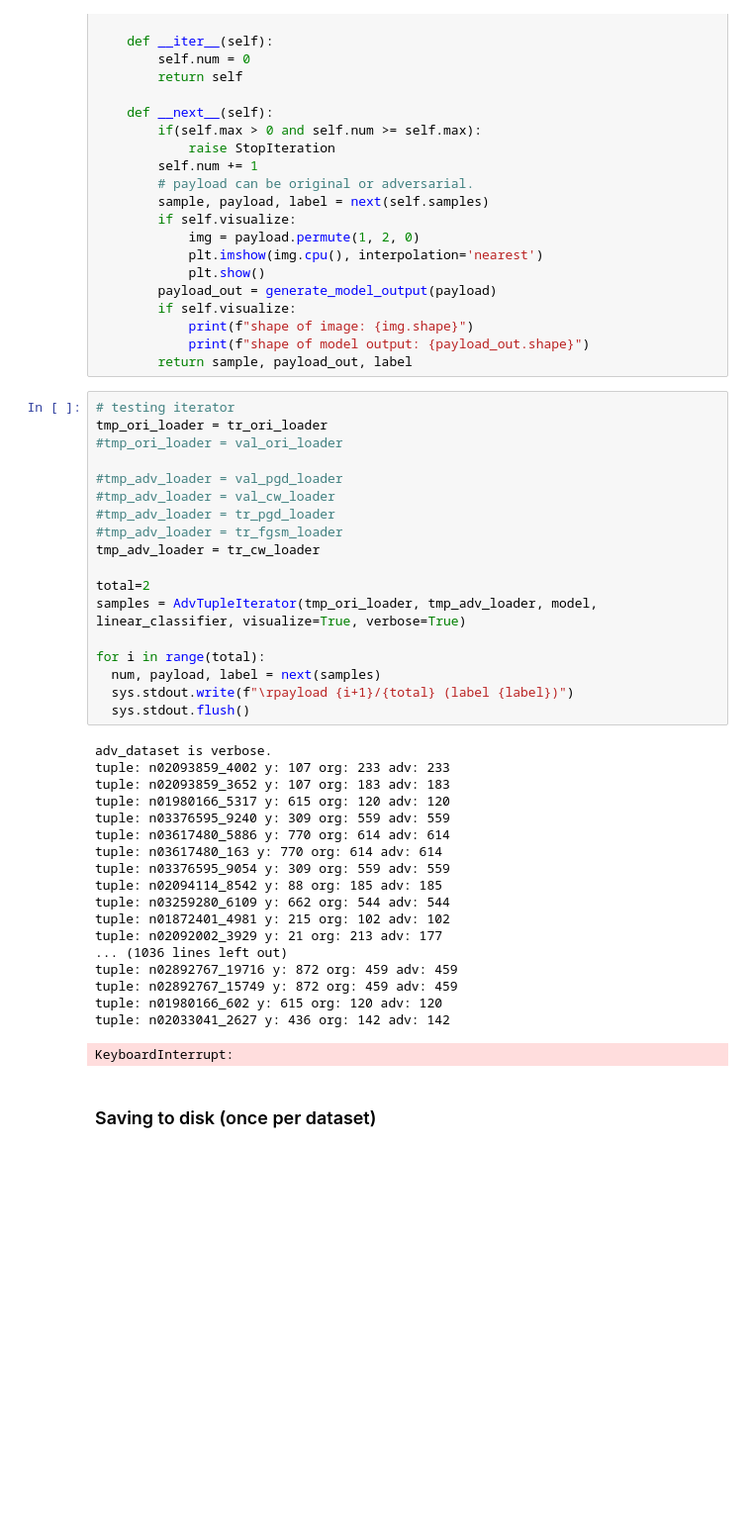
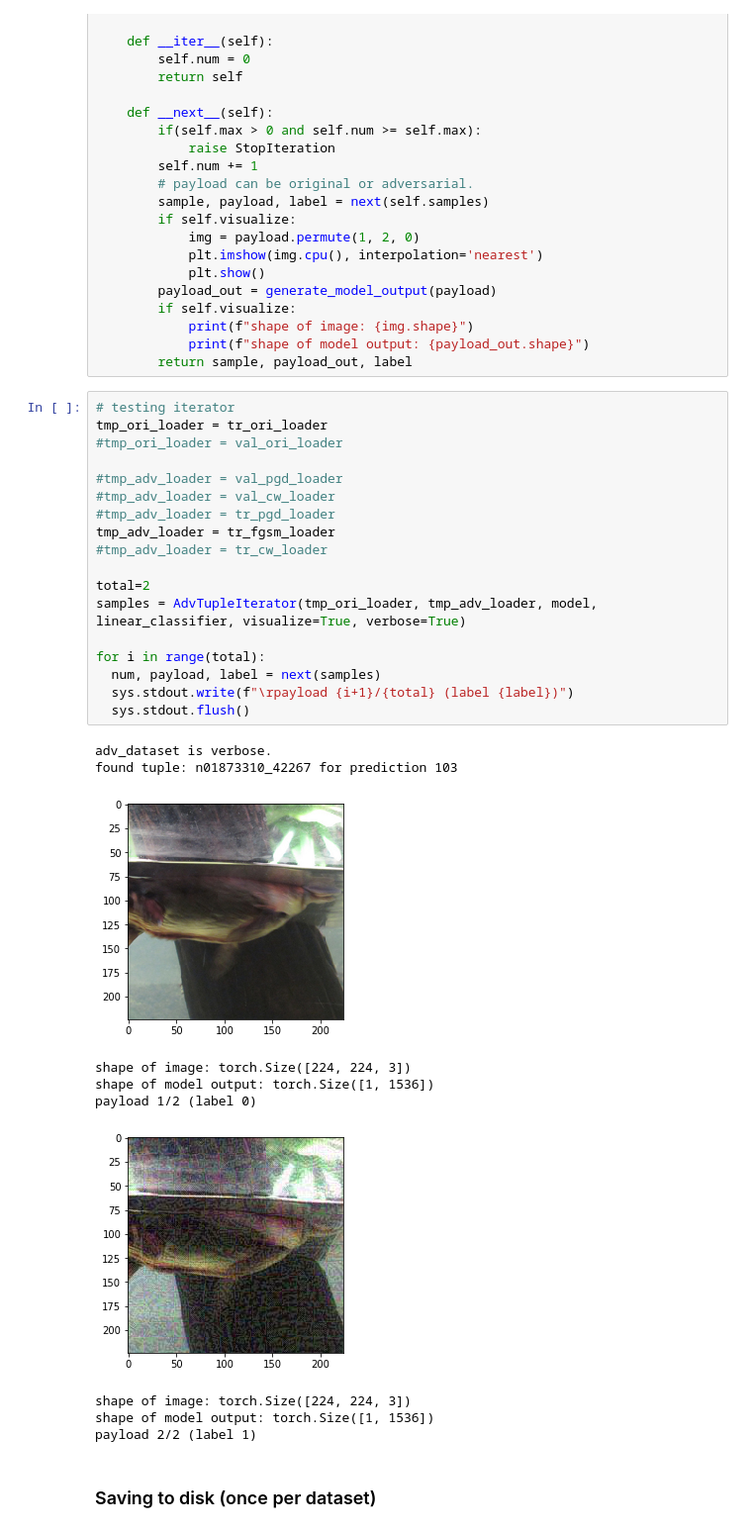
Before and after one commit to thobauma/AADefDINO, a Jupyter notebook: notebooks/posthoc.ipynb, the cells around one changed output. Shown: that part at 99% size. Saved outputs shown, nothing was run; the diff lists cells and outputs as text; blank space fills up the shorter version.

```diff
--- a/notebooks/posthoc.ipynb
+++ b/notebooks/posthoc.ipynb
@@ -180,40 +180,32 @@ class AdvTupleIterator:
 # %%
 # testing iterator
 tmp_ori_loader = tr_ori_loader
 #tmp_ori_loader = val_ori_loader
 
 #tmp_adv_loader = val_pgd_loader
 #tmp_adv_loader = val_cw_loader
 #tmp_adv_loader = tr_pgd_loader
-#tmp_adv_loader = tr_fgsm_loader
-tmp_adv_loader = tr_cw_loader
+tmp_adv_loader = tr_fgsm_loader
+#tmp_adv_loader = tr_cw_loader
 
 total=2
 samples = AdvTupleIterator(tmp_ori_loader, tmp_adv_loader, model, linear_classifier, visualize=True, verbose=True)
 
 for i in range(total):
   num, payload, label = next(samples)
   sys.stdout.write(f"\rpayload {i+1}/{total} (label {label})")
   sys.stdout.flush()
 # %% [output]
 adv_dataset is verbose.
-tuple: n02093859_4002 y: 107 org: 233 adv: 233
-tuple: n02093859_3652 y: 107 org: 183 adv: 183
-tuple: n01980166_5317 y: 615 org: 120 adv: 120
-tuple: n03376595_9240 y: 309 org: 559 adv: 559
-tuple: n03617480_5886 y: 770 org: 614 adv: 614
-tuple: n03617480_163 y: 770 org: 614 adv: 614
-tuple: n03376595_9054 y: 309 org: 559 adv: 559
-tuple: n02094114_8542 y: 88 org: 185 adv: 185
-tuple: n03259280_6109 y: 662 org: 544 adv: 544
-tuple: n01872401_4981 y: 215 org: 102 adv: 102
-tuple: n02092002_3929 y: 21 org: 213 adv: 177
-... (1036 lines left out)
-tuple: n02892767_19716 y: 872 org: 459 adv: 459
-tuple: n02892767_15749 y: 872 org: 459 adv: 459
-tuple: n01980166_602 y: 615 org: 120 adv: 120
-tuple: n02033041_2627 y: 436 org: 142 adv: 142
+found tuple: n01873310_42267 for prediction 103
+[figure, added]
-KeyboardInterrupt:
+shape of image: torch.Size([224, 224, 3])
+shape of model output: torch.Size([1, 1536])
+payload 1/2 (label 0)
+[figure, added]
+shape of image: torch.Size([224, 224, 3])
+shape of model output: torch.Size([1, 1536])
+payload 2/2 (label 1)
 # %% [markdown]
 ### Saving to disk (once per dataset)
 # %%
```
Also changed, not shown: parts of 3 cells of this notebook.
